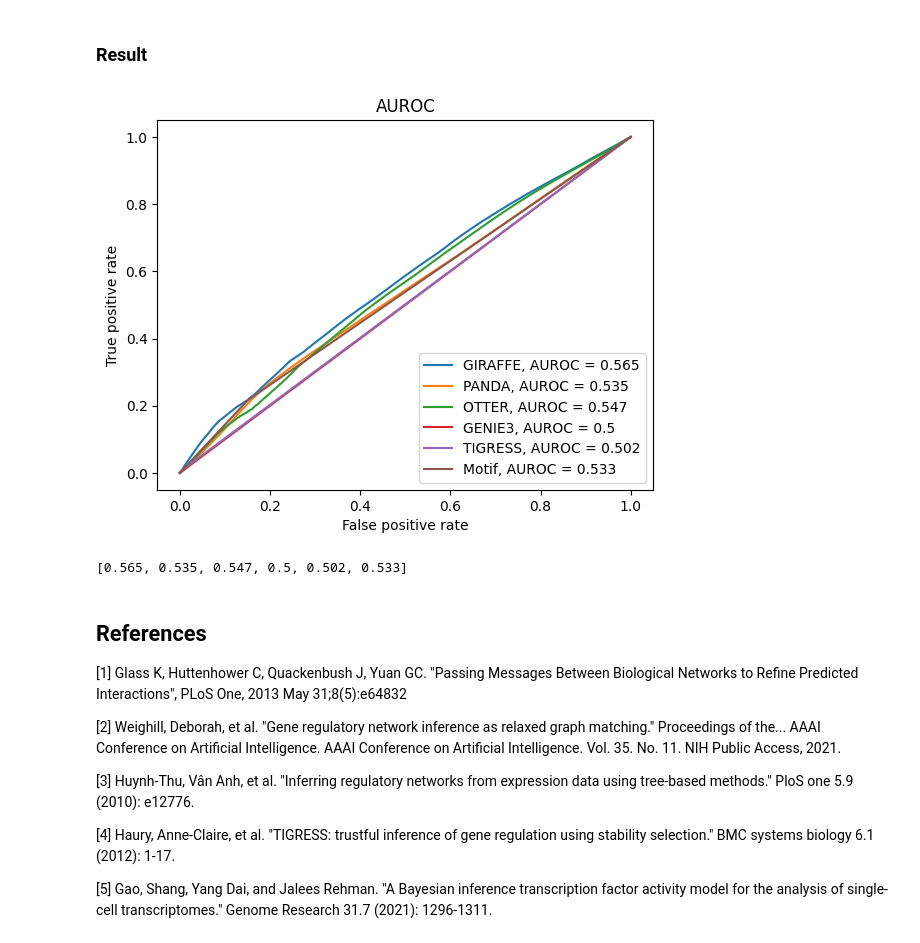
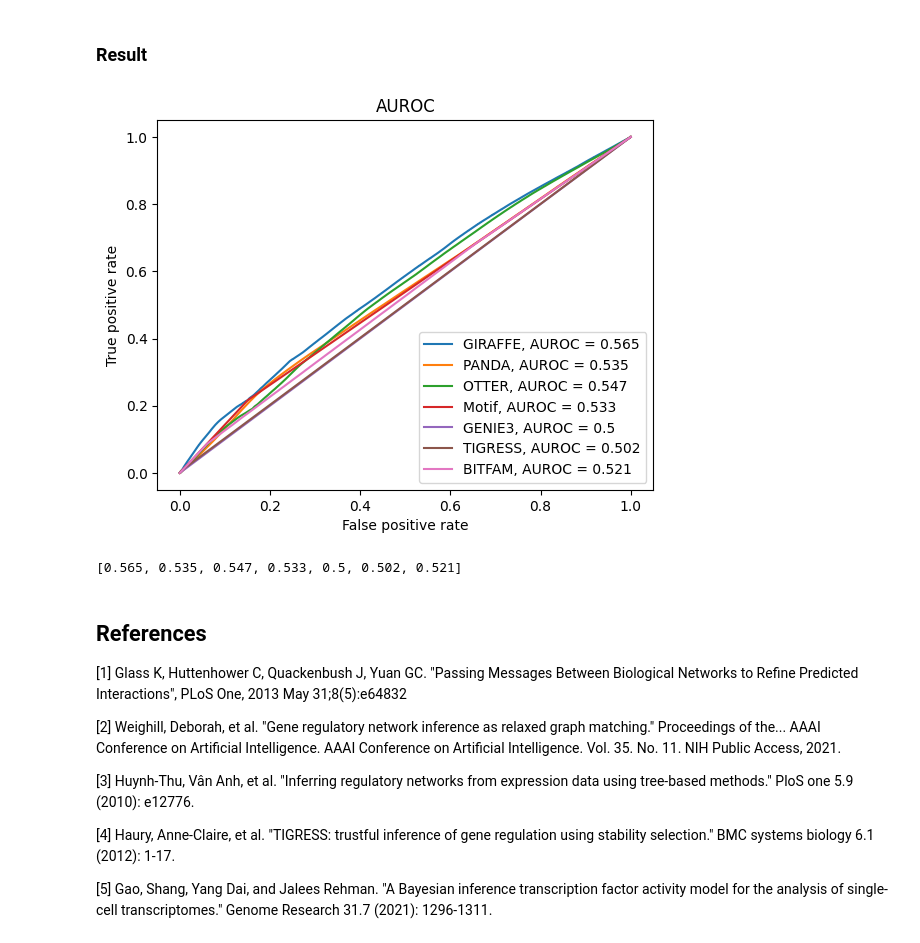
Before and after one commit to soelmicheletti/giraffe, a Jupyter notebook: notebooks/Kidney.ipynb, the cells around one changed output. Saved outputs shown, nothing was run; the diff lists cells and outputs as text; code cells hidden in the pictures.

```diff
--- a/notebooks/Kidney.ipynb
+++ b/notebooks/Kidney.ipynb
@@ -151,10 +146,10 @@ notebooks.utils.plot_auroc(chip.to_numpy().flatten(), [R_bitfam.to_numpy().flatt
 # %% [markdown]
 ### Result
-# %%
-notebooks.utils.plot_auroc(chip.to_numpy(), [R_giraffe.to_numpy(), R_panda.to_numpy(), R_otter.to_numpy(), R_genie.to_numpy(), R_tigress.to_numpy(), R_motif.to_numpy()], ["GIRAFFE", "PANDA", "OTTER", "GENIE3", "TIGRESS", "Motif"])
-# %% [output]
-[figure, removed]
-[0.565, 0.535, 0.547, 0.5, 0.502, 0.533]
+# %%
+notebooks.utils.plot_auroc(chip.to_numpy(), [R_giraffe.to_numpy(), R_panda.to_numpy(), R_otter.to_numpy(), R_motif.to_numpy(), R_genie.to_numpy(), R_tigress.to_numpy(), R_bitfam.to_numpy()], ["GIRAFFE", "PANDA", "OTTER", "Motif", "GENIE3", "TIGRESS", "BITFAM"])
+# %% [output]
+[figure, added]
+[0.565, 0.535, 0.547, 0.533, 0.5, 0.502, 0.521]
 # %% [markdown]
 ## References
 
```
Also changed, not shown: parts of 1 cell of this notebook, 1 other file.
